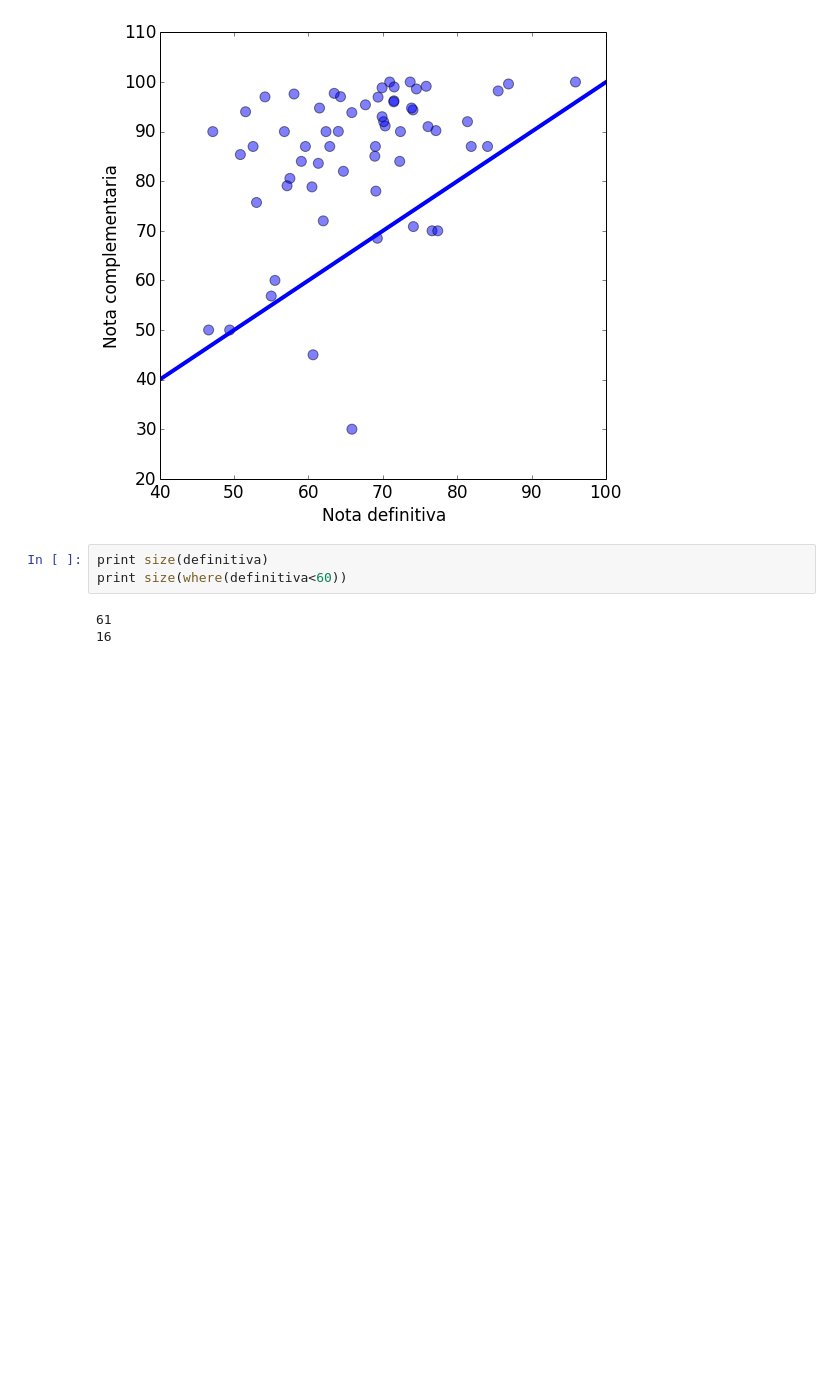
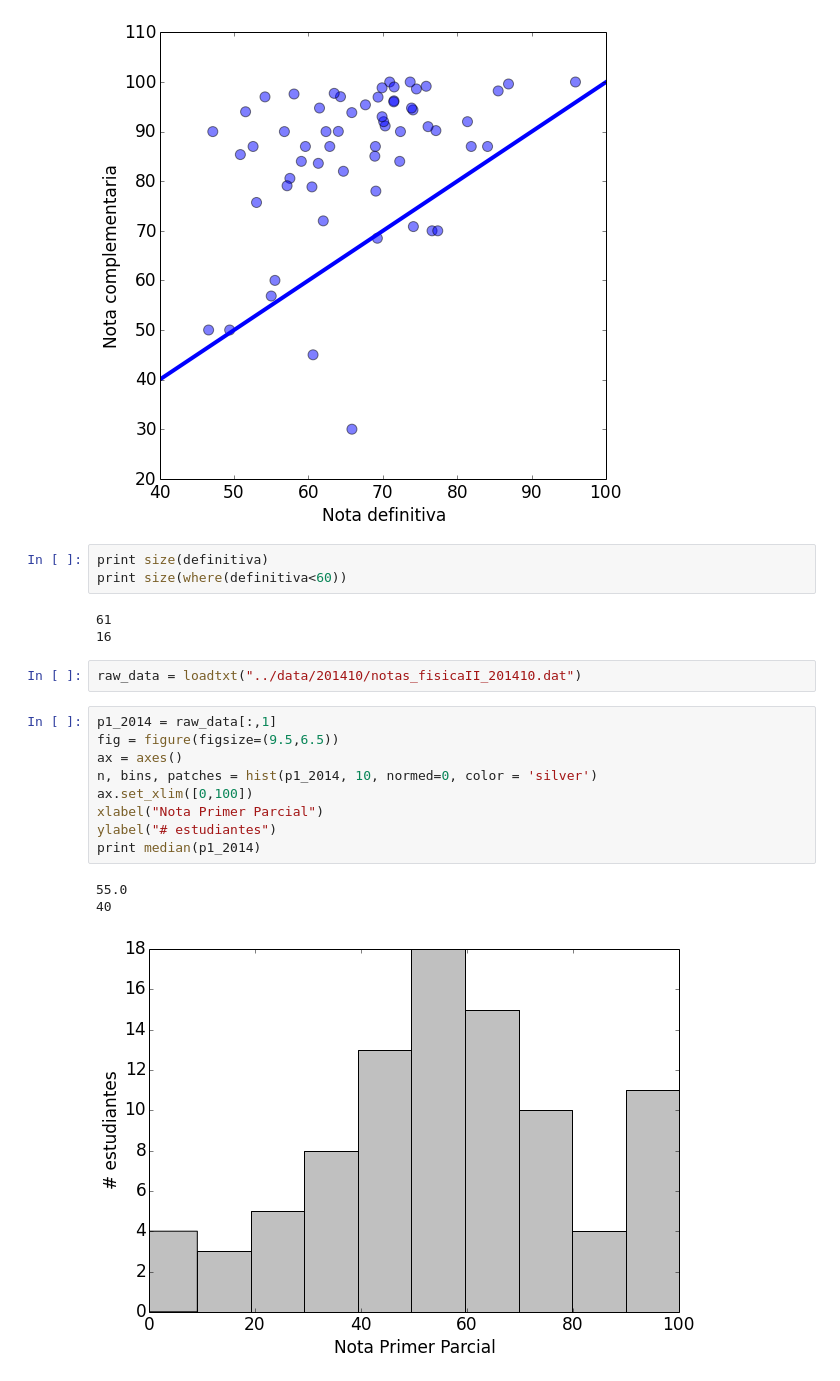
Before and after one commit to forero/CoursePerformance, a Jupyter notebook: src/analysis.ipynb, the cells around one changed output. Drawn from its saved outputs; the diff is of its cells as text; blank space fills up the shorter version.

Commit message:
notas primer parcial 201410

```diff
--- a/src/analysis.ipynb
+++ b/src/analysis.ipynb
@@ -73,3 +75,18 @@ print size(where(definitiva<60))
 # %% [output]
 61
 16
+# %%
+raw_data = loadtxt("../data/201410/notas_fisicaII_201410.dat")
+# %%
+p1_2014 = raw_data[:,1]
+fig = figure(figsize=(9.5,6.5))
+ax = axes()
+n, bins, patches = hist(p1_2014, 10, normed=0, color = 'silver')
+ax.set_xlim([0,100])
+xlabel("Nota Primer Parcial")
+ylabel("# estudiantes")
+print median(p1_2014)
+# %% [output]
+55.0
+40
+[figure, added]
```
Also changed, not shown: parts of 2 cells of this notebook.
